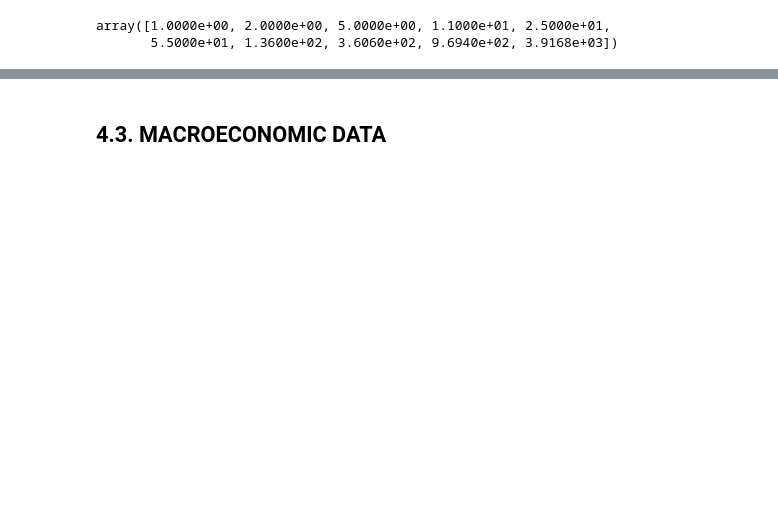
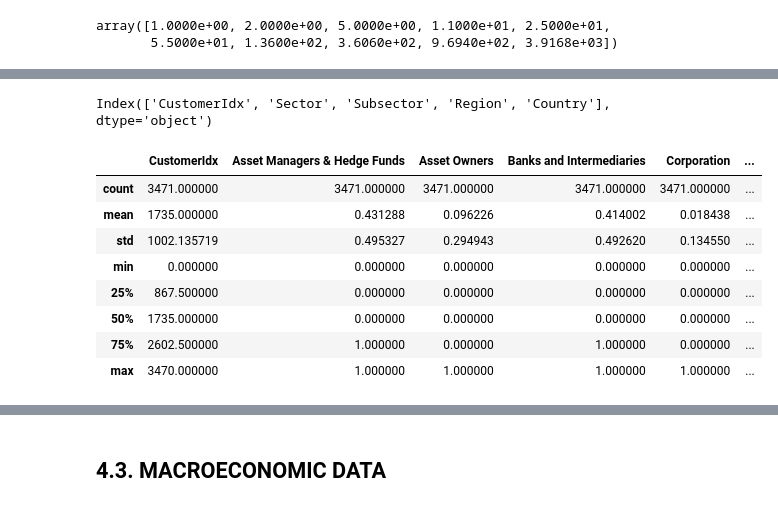
Before and after one commit to kozodoi/DSG_2018_Round1, a Jupyter notebook: codes/code_1_data_prep.ipynb, the cells around one changed output, grey strips where cells are left out. Drawn from its saved outputs; the diff is of its cells as text; code cells hidden in the pictures; blank space fills up the shorter version.

```diff
--- a/codes/code_1_data_prep.ipynb
+++ b/codes/code_1_data_prep.ipynb
@@ -206,0 +214,18 @@ array([1.0000e+00, 2.0000e+00, 5.0000e+00, 1.1000e+01, 2.5000e+01,
+# %%
+cust.columns
+# %% [output]
+Index(['CustomerIdx', 'Sector', 'Subsector', 'Region', 'Country'], dtype='object')
+# %%
+cust_dummies = pd.concat([cust.CustomerIdx, pd.get_dummies(cust.Sector), pd.get_dummies(cust.Region)], axis=1)
+# %%
+cust_dummies.describe()
+# %% [output]
+|  | CustomerIdx | Asset Managers & Hedge Funds | Asset Owners | Banks and Intermediaries | Corporation | ... |
+| count | 3471.000000 | 3471.000000 | 3471.000000 | 3471.000000 | 3471.000000 | ... |
+| mean | 1735.000000 | 0.431288 | 0.096226 | 0.414002 | 0.018438 | ... |
+| std | 1002.135719 | 0.495327 | 0.294943 | 0.492620 | 0.134550 | ... |
+| min | 0.000000 | 0.000000 | 0.000000 | 0.000000 | 0.000000 | ... |
+| 25% | 867.500000 | 0.000000 | 0.000000 | 0.000000 | 0.000000 | ... |
+| 50% | 1735.000000 | 0.000000 | 0.000000 | 0.000000 | 0.000000 | ... |
+| 75% | 2602.500000 | 1.000000 | 0.000000 | 1.000000 | 0.000000 | ... |
+| max | 3470.000000 | 1.000000 | 1.000000 | 1.000000 | 1.000000 | ... |
```
Also changed, not shown: parts of 13 cells of this notebook.
